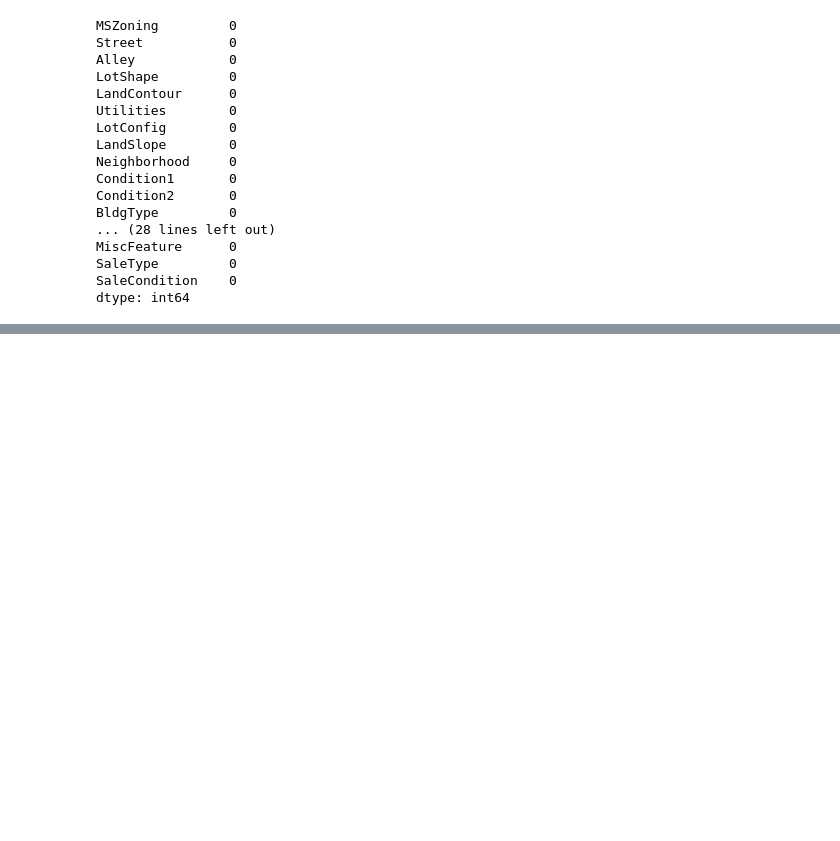
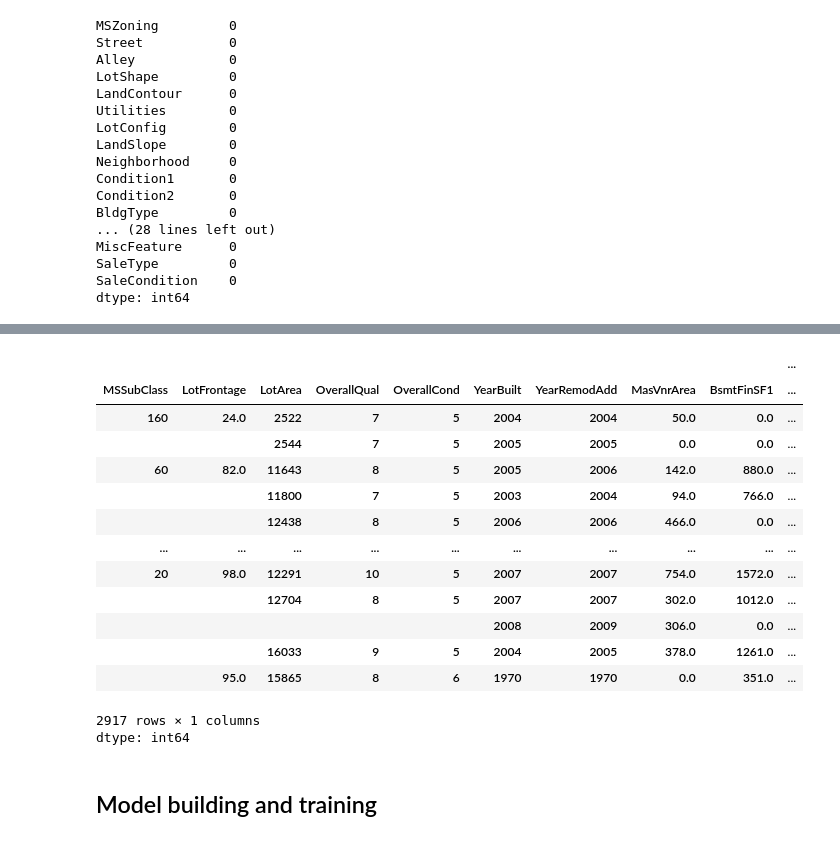
Before and after one commit to Yashtiii/Predicting-house-market-trend, a Jupyter notebook: house_market_trend.ipynb, the cells around one changed output, grey strips where cells are left out. Drawn from its saved outputs; the diff is of its cells as text; code cells hidden in the pictures; blank space fills up the shorter version.

```diff
--- a/house_market_trend.ipynb
+++ b/house_market_trend.ipynb
@@ -623,9 +637,14 @@ Index(['MSZoning', 'Street', 'Alley', 'LotShape', 'LandContour', 'Utilities',
        'SaleType', 'SaleCondition'],
       dtype='object')
 # %%
-for col in categorical_cols:
-  if col in all_data.columns:
-    all_data[col] = all_data[col].fillna("None")
+categorical_cols_to_impute_none = ['Alley', 'Fence', 'MiscFeature', 'PoolQC', 'FireplaceQu', 'GarageType', 'GarageFinish', 'GarageQual', 'GarageCond', 'BsmtQual', 'BsmtCond', 'BsmtExposure', 'BsmtFinType1', 'BsmtFinType2', 'MasVnrType']
+for col in categorical_cols_to_impute_none:
+    if col in all_data.columns: # Check if column exists after one-hot encoding
+        all_data[col] = all_data[col].fillna('None')
+
+for col in ['Electrical', 'KitchenQual', 'Exterior1st', 'Exterior2nd', 'SaleType', 'Utilities', 'Functional', 'MSZoning']:
+    if col in all_data.columns: # Check if column exists after one-hot encoding
+        all_data[col] = all_data[col].fillna(all_data[col].mode()[0])
 # %%
 print(all_data[categorical_cols].isna().sum())
 # %% [output]
@@ -648,0 +675,5 @@ dtype: int64
+# %%
+all_data['TotalSF'] = all_data['TotalBsmtSF'] + all_data['1stFlrSF'] + all_data['2ndFlrSF']
+all_data['TotalBath'] = (all_data['FullBath'] + (0.5 * all_data['HalfBath']) +
+                         all_data['BsmtFullBath'] + (0.5 * all_data['BsmtHalfBath']))
+all_data['Age'] = all_data['YrSold'] - all_data['YearBuilt']
@@ -648,0 +750,5 @@ dtype: int64
+# %%
+categorical_cols = all_data.select_dtypes(include=['object']).columns
+all_data = pd.get_dummies(all_data, columns=categorical_cols, drop_first=True)
+
+print(f"Data shape after encoding: {all_data.shape}")
@@ -648,0 +768,20 @@ dtype: int64
+# %%
+all_data.value_counts()
+# %% [output]
+|  |  |  |  |  |  |  |  |  | ... |
+| MSSubClass | LotFrontage | LotArea | OverallQual | OverallCond | YearBuilt | YearRemodAdd | MasVnrArea | BsmtFinSF1 | ... |
+| 160 | 24.0 | 2522 | 7 | 5 | 2004 | 2004 | 50.0 | 0.0 | ... |
+|  |  | 2544 | 7 | 5 | 2005 | 2005 | 0.0 | 0.0 | ... |
+| 60 | 82.0 | 11643 | 8 | 5 | 2005 | 2006 | 142.0 | 880.0 | ... |
+|  |  | 11800 | 7 | 5 | 2003 | 2004 | 94.0 | 766.0 | ... |
+|  |  | 12438 | 8 | 5 | 2006 | 2006 | 466.0 | 0.0 | ... |
+| ... | ... | ... | ... | ... | ... | ... | ... | ... | ... |
+| 20 | 98.0 | 12291 | 10 | 5 | 2007 | 2007 | 754.0 | 1572.0 | ... |
+|  |  | 12704 | 8 | 5 | 2007 | 2007 | 302.0 | 1012.0 | ... |
+|  |  |  |  |  | 2008 | 2009 | 306.0 | 0.0 | ... |
+|  |  | 16033 | 9 | 5 | 2004 | 2005 | 378.0 | 1261.0 | ... |
+|  | 95.0 | 15865 | 8 | 6 | 1970 | 1970 | 0.0 | 351.0 | ... |
+2917 rows × 1 columns
+dtype: int64
+# %% [markdown]
+## Model building and training
```
Also changed, not shown: parts of 14 cells of this notebook.
